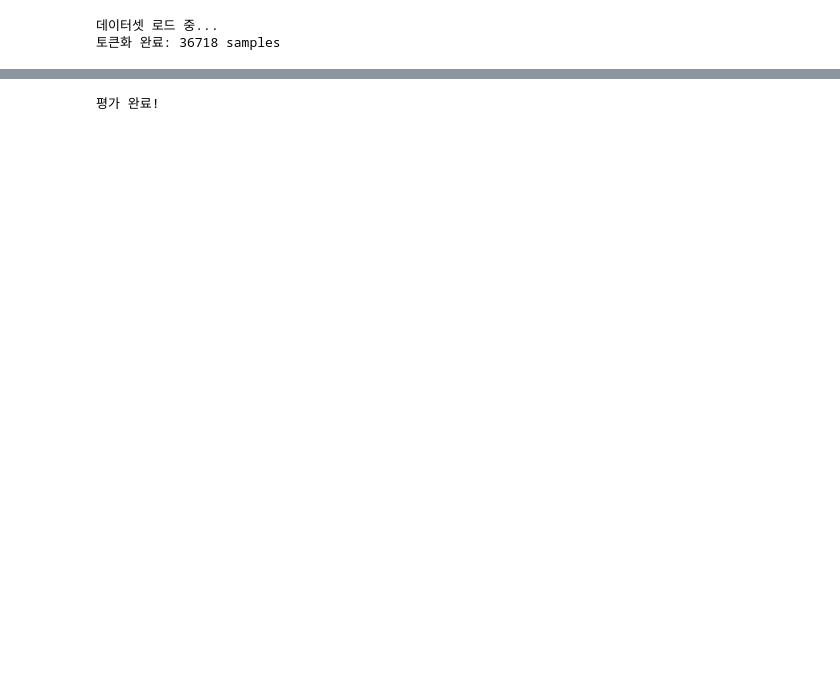
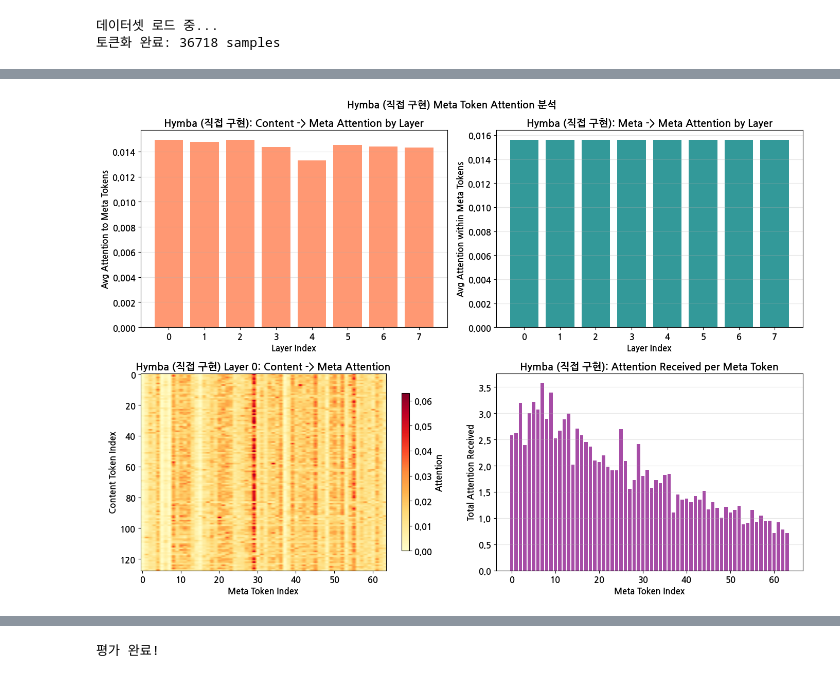
Before and after one commit to leadbreak/study, a Jupyter notebook: algorithm/14.hymba/04.Hymba_Evaluation.ipynb, the cells around one changed output, grey strips where cells are left out. Cells and saved outputs as stored; diff of their text form; code cells hidden in the pictures; blank space fills up the shorter version.

```diff
--- a/algorithm/14.hymba/04.Hymba_Evaluation.ipynb
+++ b/algorithm/14.hymba/04.Hymba_Evaluation.ipynb
@@ -811,0 +922,95 @@ Hymba 모델 평가 결과 요약
+# %%
+# ============================================================
+# Meta Token Attention 분석 (선형 스케일)
+# Content → Meta attention 패턴 시각화
+# ============================================================
+def analyze_meta_attention(attn_weights, num_meta, model_name='Model'):
+    """Meta token attention 분석"""
+    fig, axes = plt.subplots(2, 2, figsize=(14, 10))
+
+    # Content → Meta attention (각 레이어별)
+    ax1 = axes[0, 0]
+    content_to_meta_per_layer = []
+
+    for layer_idx, attn in enumerate(attn_weights):
+        if attn is not None:
+            # [batch, heads, T, T] -> 평균
+            attn_avg = attn[0].mean(dim=0).cpu().numpy()
+            # Content query → Meta key attention 평균
+            content_to_meta = attn_avg[num_meta:, :num_meta].mean()
+            content_to_meta_per_layer.append((layer_idx, content_to_meta))
+
+    if content_to_meta_per_layer:
+        layers, values = zip(*content_to_meta_per_layer)
+        ax1.bar(layers, values, color='coral', alpha=0.8)
+        ax1.set_xlabel('Layer Index')
+        ax1.set_ylabel('Avg Attention to Meta Tokens')
+        ax1.set_title(f'{model_name}: Content -> Meta Attention by Layer')
+        ax1.grid(True, alpha=0.3, axis='y')
+
+    # Meta → Meta attention (self-attention within meta tokens)
+    ax2 = axes[0, 1]
+    meta_to_meta_per_layer = []
+
+    for layer_idx, attn in enumerate(attn_weights):
+        if attn is not None:
+            attn_avg = attn[0].mean(dim=0).cpu().numpy()
+            # Meta query → Meta key attention 평균
+            meta_to_meta = attn_avg[:num_meta, :num_meta].mean()
+            meta_to_meta_per_layer.append((layer_idx, meta_to_meta))
+
+    if meta_to_meta_per_layer:
+        layers, values = zip(*meta_to_meta_per_layer)
+        ax2.bar(layers, values, color='teal', alpha=0.8)
+        ax2.set_xlabel('Layer Index')
+        ax2.set_ylabel('Avg Attention within Meta Tokens')
+        ax2.set_title(f'{model_name}: Meta -> Meta Attention by Layer')
+        ax2.grid(True, alpha=0.3, axis='y')
+
+    # Position별 Content → Meta attention heatmap (선형 스케일)
+    ax3 = axes[1, 0]
+    for layer_idx, attn in enumerate(attn_weights):
+        if attn is not None:
+            attn_avg = attn[0].mean(dim=0).cpu().numpy()
+            content_to_meta_map = attn_avg[num_meta:, :num_meta]
+
+            im3 = ax3.imshow(content_to_meta_map, cmap='YlOrRd', aspect='auto',
+                            vmin=0, vmax=content_to_meta_map.max())
+            ax3.set_xlabel('Meta Token Index')
+            ax3.set_ylabel('Content Token Index')
+            ax3.set_title(f'{model_name} Layer {layer_idx}: Content -> Meta Attention')
+            plt.colorbar(im3, ax=ax3, shrink=0.8, label='Attention')
+            break
+
+    # Meta token별 총 attention received
+    ax4 = axes[1, 1]
+    meta_attention_received = []
+
+    for layer_idx, attn in enumerate(attn_weights):
+        if attn is not None:
+            attn_avg = attn[0].mean(dim=0).cpu().numpy()
+            # 각 meta token이 받는 attention 총량 (content query로부터)
+            meta_received = attn_avg[num_meta:, :num_meta].sum(axis=0)
+            meta_attention_received.append(meta_received)
+
+    if meta_attention_received:
+        avg_received = np.mean(meta_attention_received, axis=0)
+        ax4.bar(range(len(avg_received)), avg_received, color='purple', alpha=0.7)
+        ax4.set_xlabel('Meta Token Index')
+        ax4.set_ylabel('Total Attention Received')
+        ax4.set_title(f'{model_name}: Attention Received per Meta Token')
+        ax4.grid(True, alpha=0.3, axis='y')
+
+    plt.suptitle(f'{model_name} Meta Token Attention 분석', fontsize=14, fontweight='bold')
+    plt.tight_layout()
+    return fig
+
+
+# 직접 구현 모델 분석
+fig_mine = analyze_meta_attention(attn_weights_mine, num_meta, 'Hymba (직접 구현)')
+plt.savefig(f'{RESULTS_DIR}/meta_token_attention.png', dpi=150, bbox_inches='tight')
+plt.show()
+
+print(f'저장: {RESULTS_DIR}/meta_token_attention.png')
+# %% [output]
+[figure, added]
```
Also changed, not shown: parts of 42 cells of this notebook.
